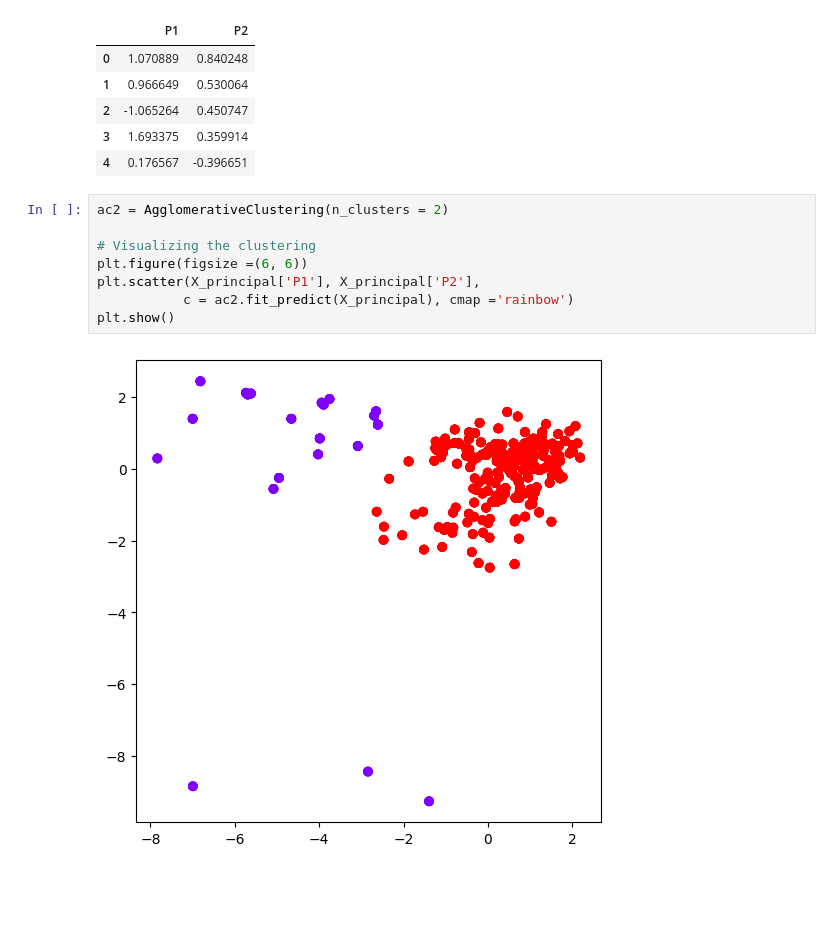
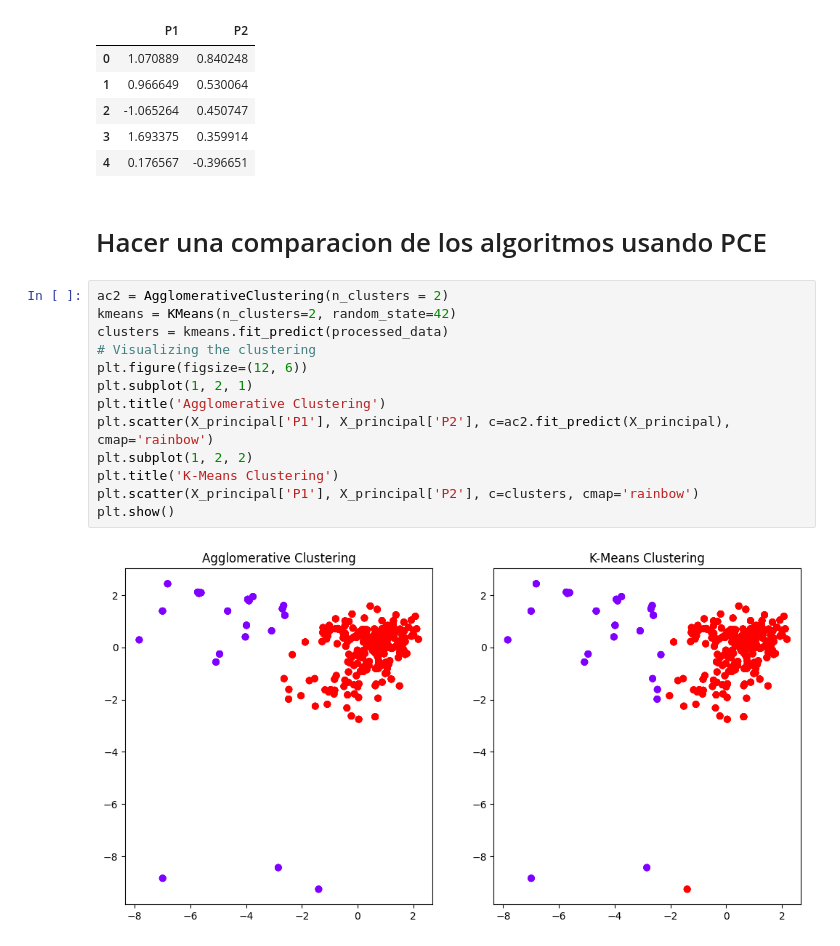
Before and after one commit to fulit103/maestria, a Jupyter notebook: ML-clase1/Clustering_Process_Notebook.ipynb, the cells around one changed output. Saved outputs shown, nothing was run; the diff lists cells and outputs as text; blank space fills up the shorter version.

```diff
--- a/ML-clase1/Clustering_Process_Notebook.ipynb
+++ b/ML-clase1/Clustering_Process_Notebook.ipynb
@@ -582,13 +582,20 @@ X_principal.head()
 | 2 | -1.065264 | 0.450747 |
 | 3 | 1.693375 | 0.359914 |
 | 4 | 0.176567 | -0.396651 |
-# %%
-ac2 = AgglomerativeClustering(n_clusters = 2)
-
-# Visualizing the clustering
-plt.figure(figsize =(6, 6))
-plt.scatter(X_principal['P1'], X_principal['P2'],
-           c = ac2.fit_predict(X_principal), cmap ='rainbow')
-plt.show()
-# %% [output]
-[figure, removed]
+# %% [markdown]
+# Hacer una comparacion de los algoritmos usando PCE
+# %%
+ac2 = AgglomerativeClustering(n_clusters = 2)
+kmeans = KMeans(n_clusters=2, random_state=42)
+clusters = kmeans.fit_predict(processed_data)
+# Visualizing the clustering
+plt.figure(figsize=(12, 6))
+plt.subplot(1, 2, 1)
+plt.title('Agglomerative Clustering')
+plt.scatter(X_principal['P1'], X_principal['P2'], c=ac2.fit_predict(X_principal), cmap='rainbow')
+plt.subplot(1, 2, 2)
+plt.title('K-Means Clustering')
+plt.scatter(X_principal['P1'], X_principal['P2'], c=clusters, cmap='rainbow')
+plt.show()
+# %% [output]
+[figure, added]
```
Also changed, not shown: parts of 1 cell of this notebook, 4 other files.
